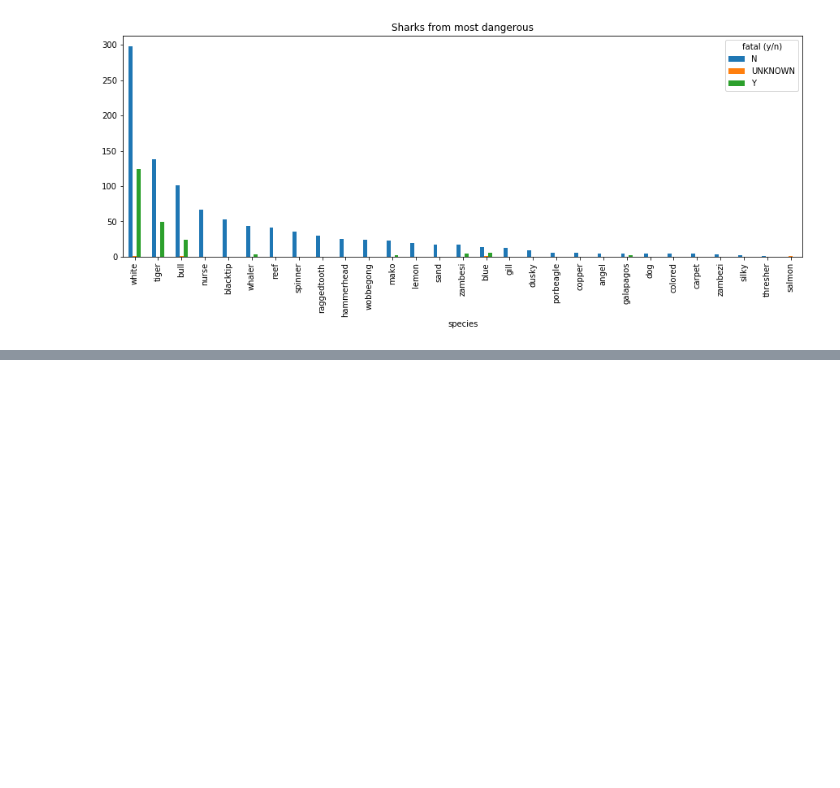
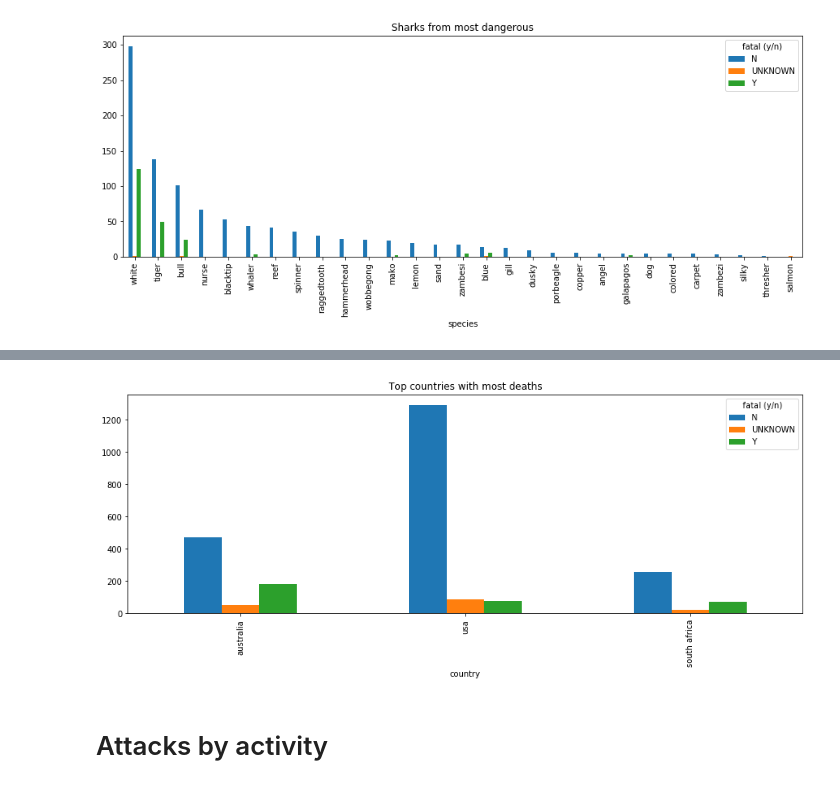
Before and after one commit to diego-florez/Global-Shark-Attacks, a Jupyter notebook: global-sharks-attack-analysis.ipynb, the cells around one changed output, grey strips where cells are left out. Saved outputs shown, nothing was run; the diff lists cells and outputs as text; code cells hidden in the pictures; blank space fills up the shorter version.

```diff
--- a/global-sharks-attack-analysis.ipynb
+++ b/global-sharks-attack-analysis.ipynb
@@ -111,0 +156,5 @@ plt.show()
+# %%
+#we filter countries with more than 1 attack to reduce the big list
+country = pd.crosstab(index=df.country, columns=df["fatal (y/n)"]).sort_values("Y",ascending=False)
+country = country[country.Y>1]
+country
@@ -111,0 +180,10 @@ plt.show()
+# %%
+#we have selected the top 3 countries in terms of letal attacks, which are also top 3 in terms of attacks
+#here we can see, for instance, the big difference between countries in terms of people attacked by a shark
+#and pleople killed by a shark
+country[country.Y>70].plot(title = "Top countries with most deaths", kind = "bar", figsize = (15,5))
+plt.show()
+# %% [output]
+[figure, added]
+# %% [markdown]
+# Attacks by activity
```
Also changed, not shown: parts of 29 cells of this notebook, 3 other files.
